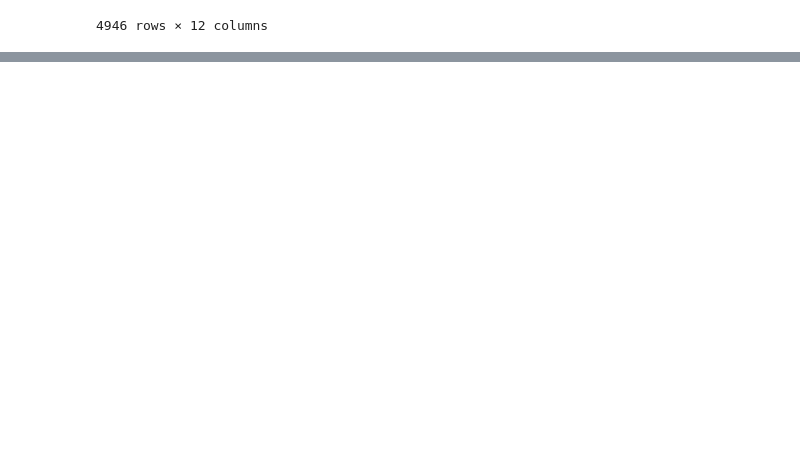
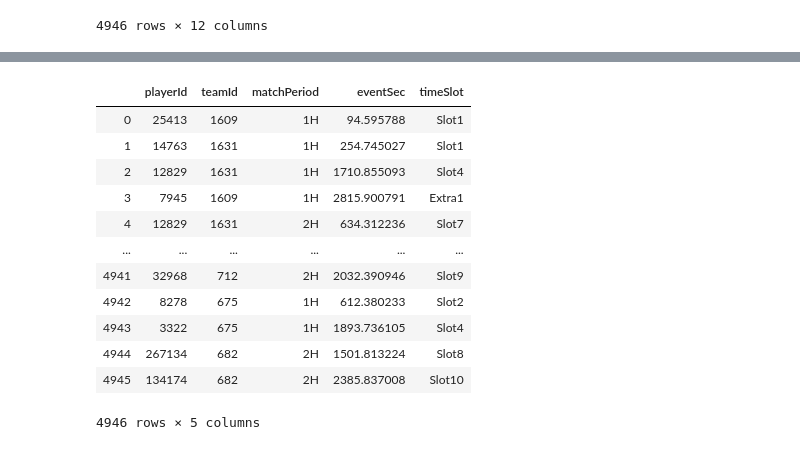
Before and after one commit to silviuspac/Homework_2, a Jupyter notebook: CRQ1.ipynb, the cells around one changed output, grey strips where cells are left out. Cells and saved outputs as stored; diff of their text form; code cells hidden in the pictures; blank space fills up the shorter version.

```diff
--- a/CRQ1.ipynb
+++ b/CRQ1.ipynb
@@ -49,0 +87,4 @@ df_events.groupby('id').count()
+# %%
+goals = pd.read_json('../data/allGoals.json', lines = True)
+df_goals = pd.DataFrame(goals)
+df_goals
@@ -49,0 +105,48 @@ df_events.groupby('id').count()
+# %%
+def time_slot(row):
+    h = row['matchPeriod']
+    m = row['eventSec']/60
+    if h == '1H':
+        if 0 <= m < 9:
+            return 'Slot1'                  # [0, 9)
+        elif 9 <= m < 18:
+            return 'Slot2'                  # [9, 18)
+        elif 18 <= m < 27:
+            return 'Slot3'                  # [18, 27)
+        elif 27 <= m < 36:
+            return 'Slot4'                  # [27, 36)
+        elif 36 <= m < 45:
+            return 'Slot5'                  # [36, 45)
+        else:
+            return 'Extra1'                 # 45+
+    if h == '2H':
+        if 0 <= m < 9:
+            return 'Slot6'                  # [45, 54)
+        elif 9 <= m < 18:
+            return 'Slot7'                  # [54, 63)
+        elif 18 <= m < 27:
+            return 'Slot8'                  # [63, 72)
+        elif 27 <= m < 36:
+            return 'Slot9'                  # [72, 81)
+        elif 36 <= m < 45:
+            return 'Slot10'                 # [81, 90)
+        else:
+            return 'Extra2'                 # 90+
+    return
+# %%
+df_goals['timeSlot'] = df_goals.apply(time_slot, axis=1)  # axis = 1 apply time_slot to every single row
+df_goals
+# %% [output]
+|  | playerId | teamId | matchPeriod | eventSec | timeSlot |
+| 0 | 25413 | 1609 | 1H | 94.595788 | Slot1 |
+| 1 | 14763 | 1631 | 1H | 254.745027 | Slot1 |
+| 2 | 12829 | 1631 | 1H | 1710.855093 | Slot4 |
+| 3 | 7945 | 1609 | 1H | 2815.900791 | Extra1 |
+| 4 | 12829 | 1631 | 2H | 634.312236 | Slot7 |
+| ... | ... | ... | ... | ... | ... |
+| 4941 | 32968 | 712 | 2H | 2032.390946 | Slot9 |
+| 4942 | 8278 | 675 | 1H | 612.380233 | Slot2 |
+| 4943 | 3322 | 675 | 1H | 1893.736105 | Slot4 |
+| 4944 | 267134 | 682 | 2H | 1501.813224 | Slot8 |
+| 4945 | 134174 | 682 | 2H | 2385.837008 | Slot10 |
+4946 rows × 5 columns
```
Also changed, not shown: parts of 14 cells of this notebook.
